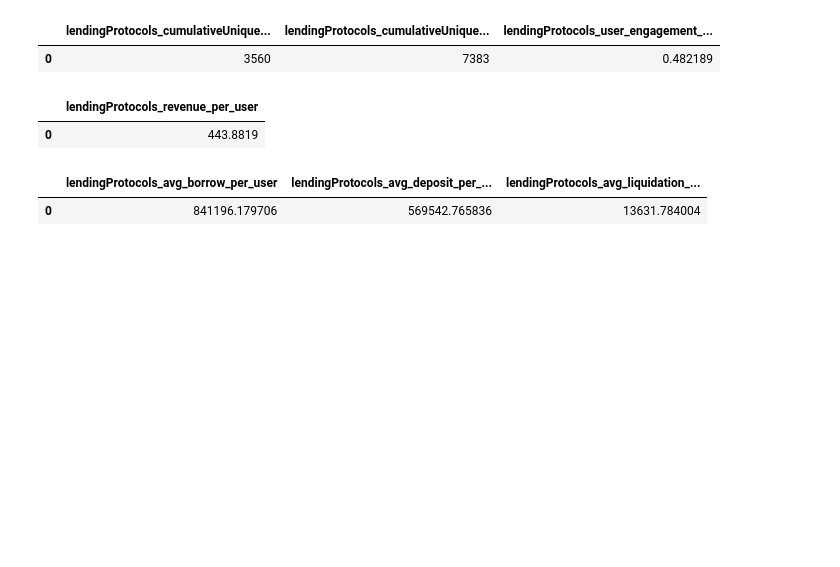
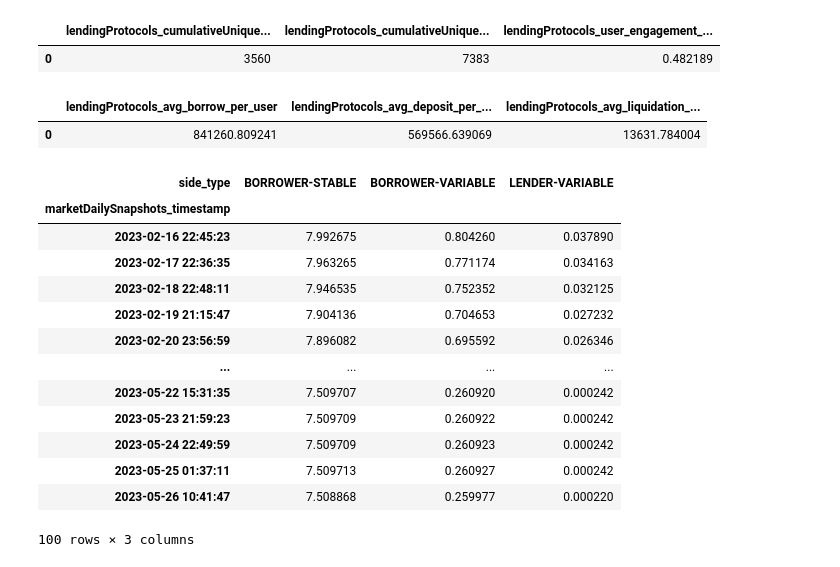
Before and after one commit to Tachikoma000/Subgrounds-Explorations, a Jupyter notebook: lending/aaveV3.ipynb, the cells around one changed output. Drawn from its saved outputs; the diff is of its cells as text; code cells hidden in the pictures; blank space fills up the shorter version.

Commit message:
Updated Aave with stETH Market

```diff
--- a/lending/aaveV3.ipynb
+++ b/lending/aaveV3.ipynb
@@ -215,25 +228,12 @@ sg.query_df([aave_lending.cumulativeUniqueBorrowers,
 # %% [output]
 |  | lendingProtocols_cumulativeUnique... | lendingProtocols_cumulativeUnique... | lendingProtocols_user_engagement_... |
 | 0 | 3560 | 7383 | 0.482189 |
-# %%
-# Revenue Per User: cumulativeTotalRevenueUSD divided by cumulativeUniqueUsers.
-# This metric gives an insight into how much revenue, on average, the protocol
-# generates per user.
-
-aave_v3.LendingProtocol.revenue_per_user = (
-    abs(aave_v3.LendingProtocol.cumulativeTotalRevenueUSD)
-/abs(aave_v3.LendingProtocol.cumulativeUniqueUsers)
-)
-
-sg.query_df([aave_lending.revenue_per_user])
-# %% [output]
-|  | lendingProtocols_revenue_per_user |
-| 0 | 443.8819 |
 # %%
 # Average Borrow, Deposit, and Liquidation Values: cumulativeBorrowUSD divided by cumulativeUniqueBorrowers,
 # cumulativeDepositUSD divided by cumulativeUniqueDepositors, and cumulativeLiquidateUSD divided by
 # cumulativeUniqueLiquidatees will give you the average amount borrowed, deposited, and liquidated per user.
 
+# Average borrow
 aave_v3.LendingProtocol.avg_borrow_per_user = SyntheticField(
     lambda x, y: x/y,
     SyntheticField.FLOAT,
@@ -241,6 +241,7 @@ aave_v3.LendingProtocol.avg_borrow_per_user = SyntheticField(
     aave_v3.LendingProtocol.cumulativeUniqueBorrowers],
 )
 
+# Average deposit
 aave_v3.LendingProtocol.avg_deposit_per_user = SyntheticField(
     lambda x, y: x/y,
     SyntheticField.FLOAT,
@@ -248,6 +249,7 @@ aave_v3.LendingProtocol.avg_deposit_per_user = SyntheticField(
     aave_v3.LendingProtocol.cumulativeUniqueDepositors],
 )
 
+# Average liqudation per user
 aave_v3.LendingProtocol.avg_liquidation_per_user = SyntheticField(
     lambda x, y: x/y,
     SyntheticField.FLOAT,
@@ -260,5 +262,45 @@ sg.query_df([aave_lending.avg_borrow_per_user,
           aave_lending.avg_liquidation_per_user])
 # %% [output]
 |  | lendingProtocols_avg_borrow_per_user | lendingProtocols_avg_deposit_per_... | lendingProtocols_avg_liquidation_... |
-| 0 | 841196.179706 | 569542.765836 | 13631.784004 |
+| 0 | 841260.809241 | 569566.639069 | 13631.784004 |
+# %%
+import pandas as pd
+steth_market_id = '0x0b925ed163218f6662a35e0f0371ac234f9e9371'
+
+snapshots = aave_v3.Query.marketDailySnapshots(
+    first=100,
+    orderBy=aave_v3.MarketDailySnapshot.timestamp,
+    orderDirection='desc',
+    where={
+        'market':steth_market_id
+    }
+)
+
+df = sg.query_df([
+    snapshots.timestamp,
+    snapshots.rates.rate,
+    snapshots.rates.side,
+    snapshots.rates.type
+])
+
+df['side_type'] = df['marketDailySnapshots_rates_side'] +'-' +  df['marketDailySnapshots_rates_type']
+df2 = df[['marketDailySnapshots_timestamp', 'marketDailySnapshots_rates_rate', 'side_type']]
+df2 = df2.pivot(index='marketDailySnapshots_timestamp',columns='side_type').droplevel(level=0, axis=1)
+df2.index = pd.to_datetime(df2.index, unit='s')
+df2
+# %% [output]
+| side_type | BORROWER-STABLE | BORROWER-VARIABLE | LENDER-VARIABLE |
+| marketDailySnapshots_timestamp |  |  |  |
+| 2023-02-16 22:45:23 | 7.992675 | 0.804260 | 0.037890 |
+| 2023-02-17 22:36:35 | 7.963265 | 0.771174 | 0.034163 |
+| 2023-02-18 22:48:11 | 7.946535 | 0.752352 | 0.032125 |
+| 2023-02-19 21:15:47 | 7.904136 | 0.704653 | 0.027232 |
+| 2023-02-20 23:56:59 | 7.896082 | 0.695592 | 0.026346 |
+| ... | ... | ... | ... |
+| 2023-05-22 15:31:35 | 7.509707 | 0.260920 | 0.000242 |
+| 2023-05-23 21:59:23 | 7.509709 | 0.260922 | 0.000242 |
+| 2023-05-24 22:49:59 | 7.509709 | 0.260923 | 0.000242 |
+| 2023-05-25 01:37:11 | 7.509713 | 0.260927 | 0.000242 |
+| 2023-05-26 10:41:47 | 7.508868 | 0.259977 | 0.000220 |
+100 rows × 3 columns
 # %%
```
Also changed, not shown: parts of 6 cells of this notebook.
